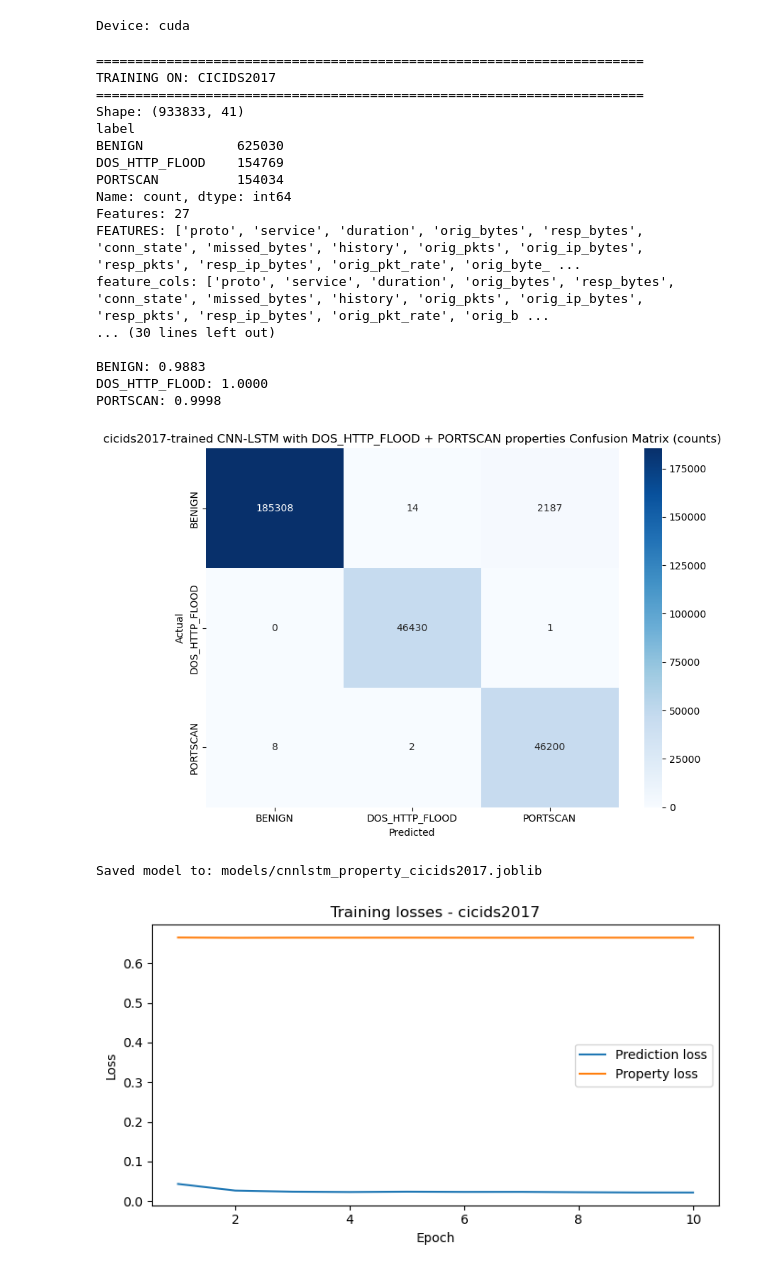
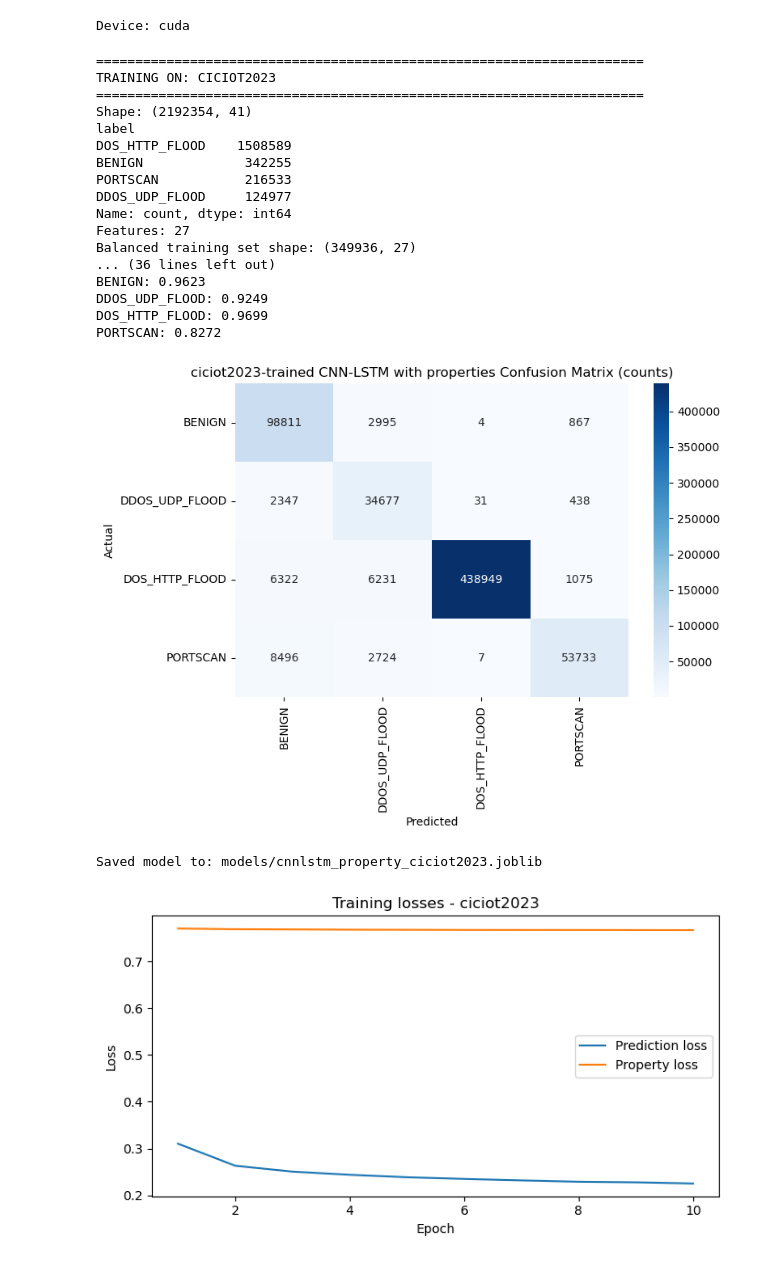
Before and after one commit to ramuld12/Property-based-Neural-Network-Verification, a Jupyter notebook: withProperties/udp_flood.ipynb, the cells around one changed output. Saved outputs shown, nothing was run; the diff lists cells and outputs as text; code cells hidden in the pictures.

Commit message:
Change to zeek process of ciciot2023

```diff
--- a/withProperties/udp_flood.ipynb
+++ b/withProperties/udp_flood.ipynb
@@ -30,7 +30,7 @@ df_cicids2017 = df = pd.read_csv("../data/cicids2017_preprocessed.tsv", on_bad_l
 df_ciciot2023 = df = pd.read_csv("../data/ciciot2023_preprocessed.tsv", on_bad_lines="skip", delimiter="\t")
 
 DATASETS = {
-    "cicids2017": {"data": df_cicids2017},
+    # "cicids2017": {"data": df_cicids2017},
     "ciciot2023": {"data": df_ciciot2023},
 }
 
@@ -39,13 +39,13 @@ print("Device:", device)
 # %% [output]
 Device: cuda
 # %%
-TARGET_LABELS = ["BENIGN", "DOS_HTTP_FLOOD", "PORTSCAN", "DOS_UDP_FLOOD"]
+TARGET_LABELS = ["BENIGN", "DOS_HTTP_FLOOD", "PORTSCAN", "DOS_UDP_FLOOD", "DDOS_UDP_FLOOD"]
 
 BATCH_SIZE = 256
 NUM_EPOCHS = 10
 LEARNING_RATE = 1e-3
 TEST_SIZE = 0.3
-LAMBDA_PROP = 0.1
+LAMBDA_PROP = 0.3
 WINDOW_SECONDS = 5.0
 # %%
 for dataset_name, dataset_config in DATASETS.items():
@@ -198,7 +198,7 @@ for dataset_name, dataset_config in DATASETS.items():
     evaluate_model(
         y_true_labels,
         y_pred_labels,
-        model_name=f"{dataset_name}-trained CNN-LSTM with DOS_HTTP_FLOOD + PORTSCAN properties",
+        model_name=f"{dataset_name}-trained CNN-LSTM with properties",
     )
 
     os.makedirs("models", exist_ok=True)
@@ -207,45 +207,45 @@ for dataset_name, dataset_config in DATASETS.items():
     joblib.dump(
         {
             "model": model.cpu(),
             "ordinal_encoder": ordinal_encoder,
             "scaler": scaler,
             "label_encoder": label_encoder,
             "features": feature_cols,
             "categorical_cols": list(categorical_cols),
         },
         save_path,
     )
 
     print(f"\nSaved model to: {save_path}")
 
     history_df = pd.DataFrame(history)
     plt.figure(figsize=(7, 4))
     plt.plot(history_df["epoch"], history_df["pred_loss"], label="Prediction loss")
     plt.plot(history_df["epoch"], history_df["prop_loss"], label="Property loss")
     plt.xlabel("Epoch")
     plt.ylabel("Loss")
     plt.title(f"Training losses - {dataset_name}")
     plt.legend()
     plt.tight_layout()
     plt.show()
 # %% [output]
 ======================================================================
-TRAINING ON: CICIDS2017
+TRAINING ON: CICIOT2023
 ======================================================================
-Shape: (933833, 41)
+Shape: (2192354, 41)
 label
-BENIGN            625030
-DOS_HTTP_FLOOD    154769
-PORTSCAN          154034
+DOS_HTTP_FLOOD    1508589
+BENIGN             342255
+PORTSCAN           216533
+DDOS_UDP_FLOOD     124977
 Name: count, dtype: int64
 Features: 27
-FEATURES: ['proto', 'service', 'duration', 'orig_bytes', 'resp_bytes', 'conn_state', 'missed_bytes', 'history', 'orig_pkts', 'orig_ip_bytes', 'resp_pkts', 'resp_ip_bytes', 'orig_pkt_rate', 'orig_byte_ ...
-feature_cols: ['proto', 'service', 'duration', 'orig_bytes', 'resp_bytes', 'conn_state', 'missed_bytes', 'history', 'orig_pkts', 'orig_ip_bytes', 'resp_pkts', 'resp_ip_bytes', 'orig_pkt_rate', 'orig_b ...
-... (30 lines left out)
-
-BENIGN: 0.9883
-DOS_HTTP_FLOOD: 1.0000
-PORTSCAN: 0.9998
+Balanced training set shape: (349936, 27)
+... (36 lines left out)
+BENIGN: 0.9623
+DDOS_UDP_FLOOD: 0.9249
+DOS_HTTP_FLOOD: 0.9699
+PORTSCAN: 0.8272
-[figure, old version]
+[figure, new version]
-Saved model to: models/cnnlstm_property_cicids2017.joblib
+Saved model to: models/cnnlstm_property_ciciot2023.joblib
-[figure, old version]
+[figure, new version]
```
Also changed, not shown: parts of 1 cell of this notebook, 3 other files.
